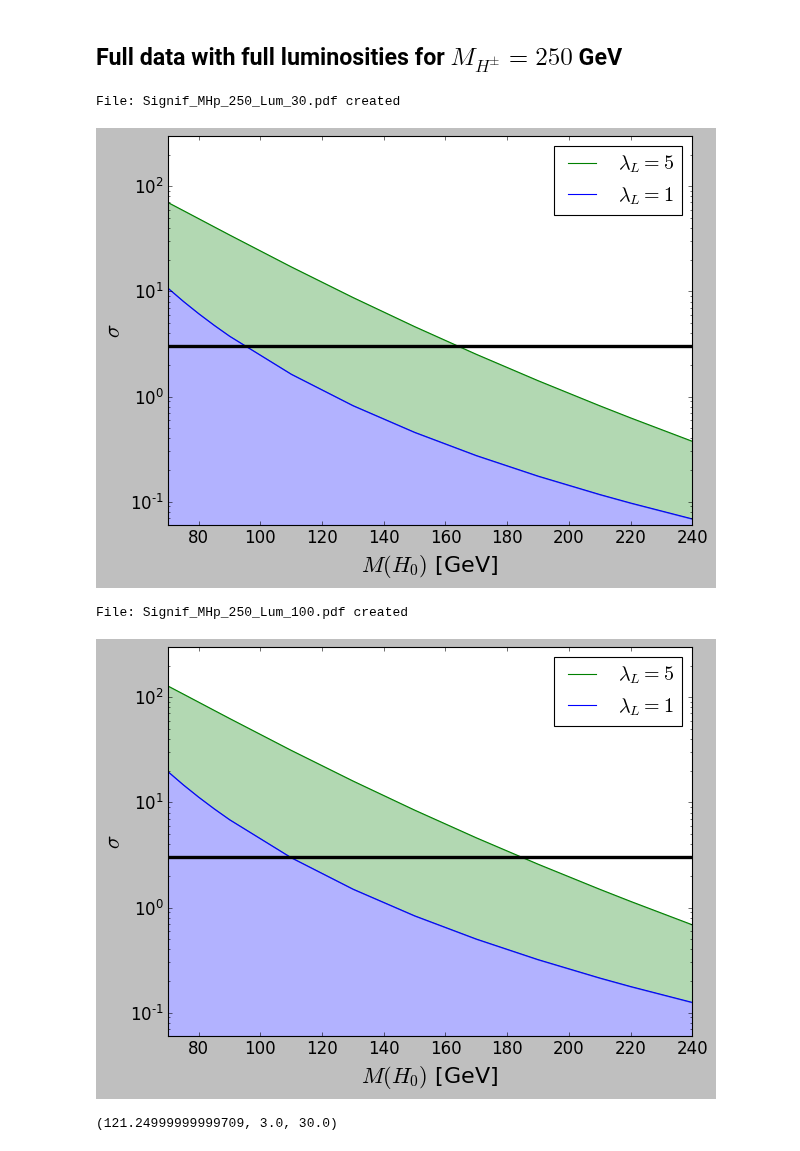
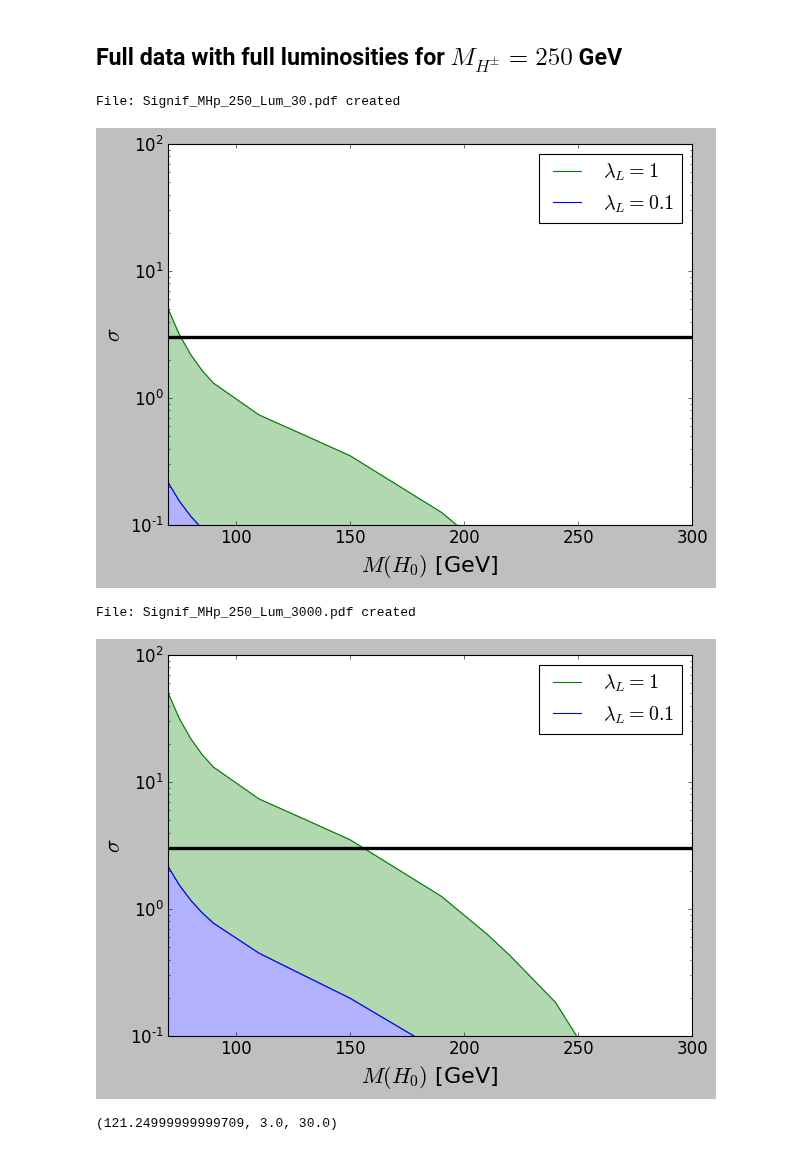
Before and after one commit to restrepo/VBF_IDM, a Jupyter notebook: Significance_countours-many_lumis.ipynb, the cells around one changed output. Cells and saved outputs as stored; diff of their text form; code cells hidden in the pictures.

```diff
--- a/Significance_countours-many_lumis.ipynb
+++ b/Significance_countours-many_lumis.ipynb
@@ -254,7 +254,7 @@ plt.savefig('lcf.pdf')
 ## Plots
 # %%
 def plot_fit(df,MHp=700,Lumi=30000.,xmin=None,xmax=None,ymin=0.06,ymax=300,LaL1=10,LaL2=1,
-             dots=True,sigma=5,ylabel=r'$\sigma$'):
+             dots=True,sigma=5,pw1=2,pw2=2,ylabel=r'$\sigma$'):
     '''
     MHp: Charges Higgs mass
     Lumi: Luminosity
@@ -283,13 +283,10 @@ def plot_fit(df,MHp=700,Lumi=30000.,xmin=None,xmax=None,ymin=0.06,ymax=300,LaL1=
     if not df2.shape[0]:
         sys.exit('LaL=%g not found in data' %LaL2)
 
-
-
-
     cf=curvefit(df1.MH0[0],df1.Significance[0])
-    cf.add_fit(2,ShowPlot=False)
+    cf.add_fit(pw1,ShowPlot=False)
     cfl=curvefit(df2.MH0[0],df2.Significance[0])
-    cfl.add_fit(2,ShowPlot=False)
+    cfl.add_fit(pw2,ShowPlot=False)
     fig1 = plt.figure()
     ax1 = fig1.add_subplot(111)
     ax1.plot(x,cf(x),color='g',linestyle='solid', label='$\lambda_{L}=%g$' %LaL1 )
@@ -323,4 +326,5 @@ def plot_fit(df,MHp=700,Lumi=30000.,xmin=None,xmax=None,ymin=0.06,ymax=300,LaL1=
 # %%
-plot_fit(df,MHp=700,Lumi=30000,xmin=70,xmax=240,ymin=0.06,ymax=300,LaL1=5,LaL2=1,sigma=3,dots=False,ylabel=r'$\sigma$')
+plot_fit(df,MHp=700,Lumi=30000,xmin=70,xmax=300,ymin=0.1,ymax=100,LaL1=1,LaL2=0.1,sigma=3,dots=False,
+         pw1=3,pw2=3,ylabel=r'$\sigma$')
 # %% [output]
 File: Signif_MHp_700_Lum_30.pdf created
@@ -328,3 +332,4 @@ File: Signif_MHp_700_Lum_30.pdf created
 # %%
-plot_fit(df,MHp=700,Lumi=100000,xmin=70,xmax=240,ymin=0.06,ymax=300,LaL1=5,LaL2=1,sigma=3,dots=False,ylabel=r'$\sigma$')
+plot_fit(df,MHp=700,Lumi=3000000,xmin=70,xmax=300,ymin=0.1,ymax=100,LaL1=1,LaL2=0.1,sigma=3,dots=False,
+         pw1=3,pw2=3,ylabel=r'$\sigma$')
 # %% [output]
@@ -333,2 +337,0 @@ File: Signif_MHp_700_Lum_100.pdf created
-# %%
-plot_fit(df,MHp=700,Lumi=3000000,xmin=70,xmax=240,ymin=0.06,ymax=300,LaL1=5,LaL2=1,sigma=3,dots=False,ylabel=r'$\sigma$')
@@ -403,14 +405,16 @@ for Lumi in Lumis:
                       'Significance':Significance.transpose()[i]},ignore_index=True)
 # %%
-plot_fit(df,MHp=250,Lumi=30000,xmin=70,xmax=240,ymin=0.06,ymax=300,LaL1=5,LaL2=1,sigma=3,dots=False,ylabel=r'$\sigma$')
+plot_fit(df250,MHp=250,Lumi=30000,xmin=70,xmax=300,ymin=0.1,ymax=100,LaL1=1,LaL2=0.1,sigma=3,dots=False,
+         pw1=3,pw2=3,ylabel=r'$\sigma$')
 # %% [output]
 File: Signif_MHp_250_Lum_30.pdf created
-[figure, old version]
+[figure, new version]
 # %%
-plot_fit(df,MHp=250,Lumi=100000,xmin=70,xmax=240,ymin=0.06,ymax=300,LaL1=5,LaL2=1,sigma=3,dots=False,ylabel=r'$\sigma$')
+plot_fit(df250,MHp=250,Lumi=3000000,xmin=70,xmax=300,ymin=0.1,ymax=100,LaL1=1,LaL2=0.1,sigma=3,dots=False,
+         pw1=3,pw2=3,ylabel=r'$\sigma$')
 # %% [output]
-File: Signif_MHp_250_Lum_100.pdf created
+File: Signif_MHp_250_Lum_3000.pdf created
-[figure, old version]
+[figure, new version]
 # %%
 i=16
 df.loc[i,'MH0_excl'],df.loc[i,'LaL'],df.loc[i,'Luminosity']/1000.
```
Also changed, not shown: parts of 6 cells of this notebook, 1 other file.
